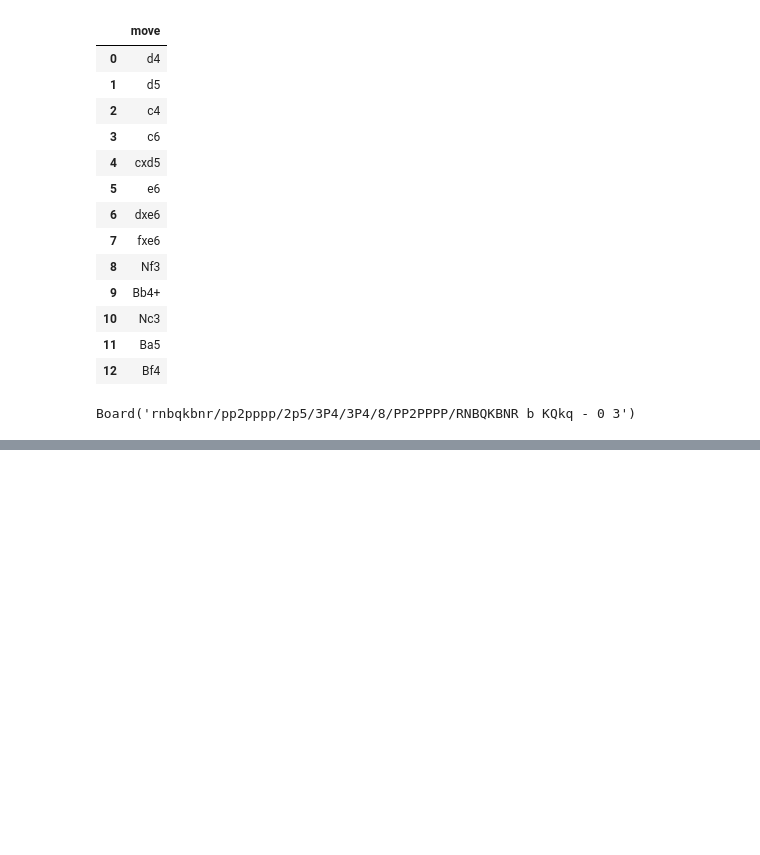
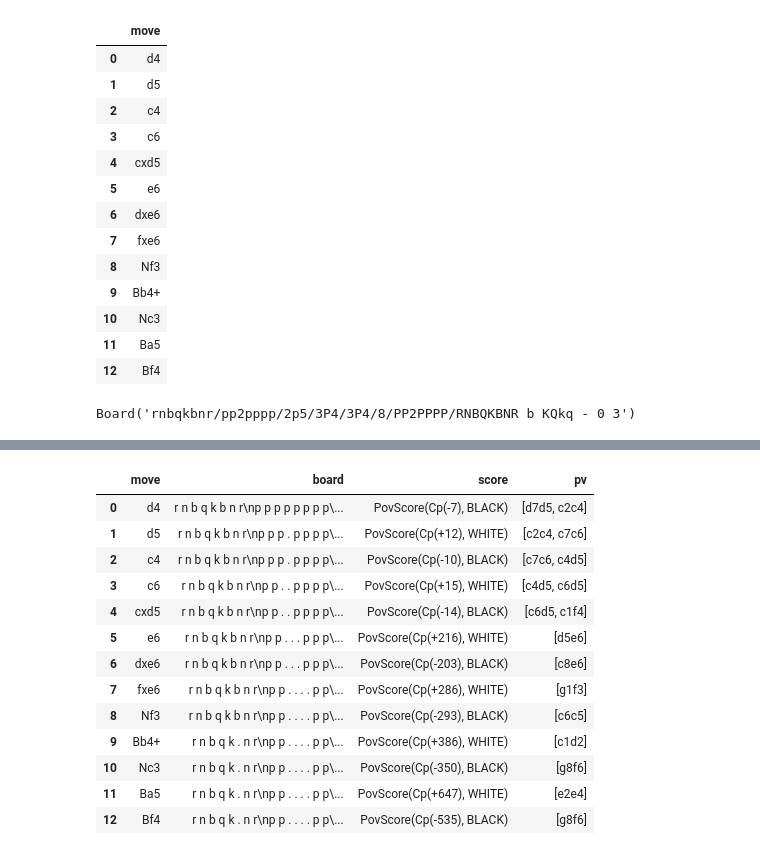
Before and after one commit to h427ur/chyas, a Jupyter notebook: chyas.ipynb, the cells around one changed output, grey strips where cells are left out. Cells and saved outputs as stored; diff of their text form; code cells hidden in the pictures; blank space fills up the shorter version.

```diff
--- a/chyas.ipynb
+++ b/chyas.ipynb
@@ -82,0 +107,22 @@ anal_df
+# %%
+#anal에서 필요한 거: score, pv
+for i in anal_df2.index:
+    anal = engine2.analyse(anal_df2.board.loc[i], chess.engine.Limit(time=1))
+    anal_df2.loc[i, ["score"]] = anal["score"]
+    anal_df2.at[i, "pv"] = anal["pv"]
+anal_df2
+# %% [output]
+|  | move | board | score | pv |
+| 0 | d4 | r n b q k b n r\np p p p p p p p\... | PovScore(Cp(-7), BLACK) | [d7d5, c2c4] |
+| 1 | d5 | r n b q k b n r\np p p . p p p p\... | PovScore(Cp(+12), WHITE) | [c2c4, c7c6] |
+| 2 | c4 | r n b q k b n r\np p p . p p p p\... | PovScore(Cp(-10), BLACK) | [c7c6, c4d5] |
+| 3 | c6 | r n b q k b n r\np p . . p p p p\... | PovScore(Cp(+15), WHITE) | [c4d5, c6d5] |
+| 4 | cxd5 | r n b q k b n r\np p . . p p p p\... | PovScore(Cp(-14), BLACK) | [c6d5, c1f4] |
+| 5 | e6 | r n b q k b n r\np p . . . p p p\... | PovScore(Cp(+216), WHITE) | [d5e6] |
+| 6 | dxe6 | r n b q k b n r\np p . . . p p p\... | PovScore(Cp(-203), BLACK) | [c8e6] |
+| 7 | fxe6 | r n b q k b n r\np p . . . . p p\... | PovScore(Cp(+286), WHITE) | [g1f3] |
+| 8 | Nf3 | r n b q k b n r\np p . . . . p p\... | PovScore(Cp(-293), BLACK) | [c6c5] |
+| 9 | Bb4+ | r n b q k . n r\np p . . . . p p\... | PovScore(Cp(+386), WHITE) | [c1d2] |
+| 10 | Nc3 | r n b q k . n r\np p . . . . p p\... | PovScore(Cp(-350), BLACK) | [g8f6] |
+| 11 | Ba5 | r n b q k . n r\np p . . . . p p\... | PovScore(Cp(+647), WHITE) | [e2e4] |
+| 12 | Bf4 | r n b q k . n r\np p . . . . p p\... | PovScore(Cp(-535), BLACK) | [g8f6] |
```
Also changed, not shown: parts of 3 cells of this notebook, 1 other file.
